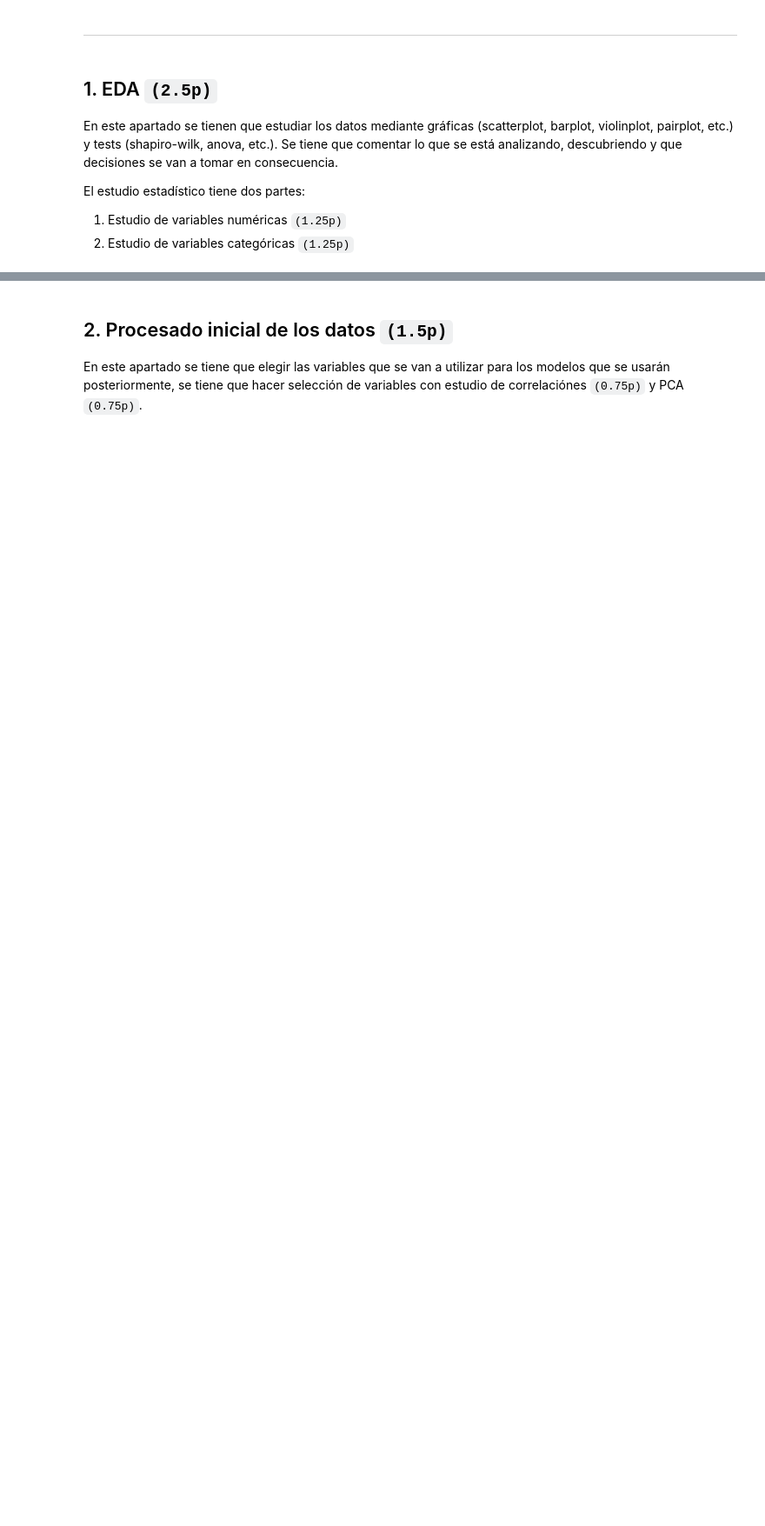
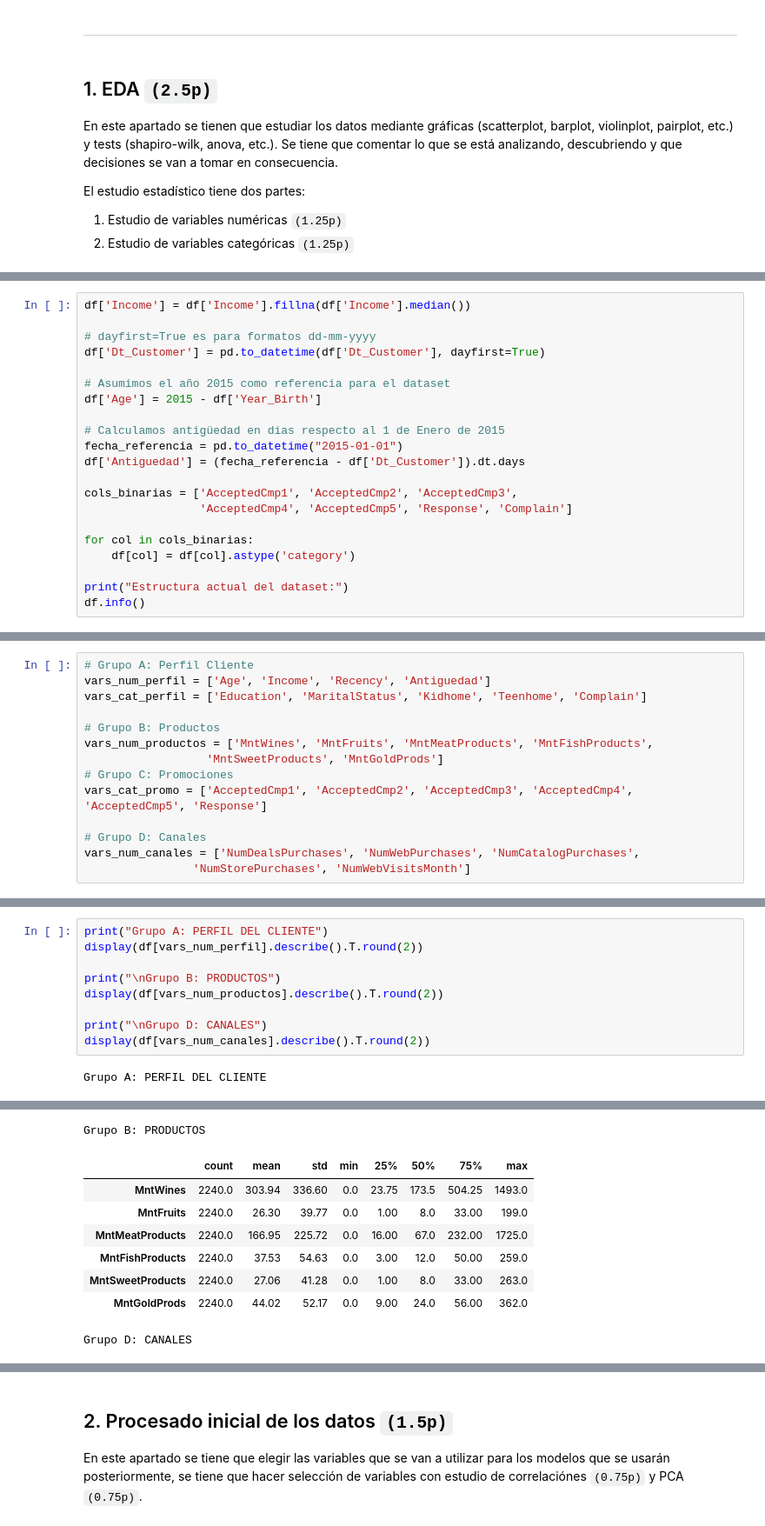
Before and after one commit to Gpascual11/MD005_SBC, a Jupyter notebook: 1. Clustering/MD005_E1_Gerard_Pascual.ipynb, the cells around one changed output, grey strips where cells are left out. Shown at 87% size. Saved outputs shown, nothing was run; the diff lists cells and outputs as text; blank space fills up the shorter version.

```diff
--- a/1. Clustering/MD005_E1_Gerard_Pascual.ipynb
+++ b/1. Clustering/MD005_E1_Gerard_Pascual.ipynb
@@ -49,0 +133,21 @@ El estudio estadístico tiene dos partes:
+# %%
+df['Income'] = df['Income'].fillna(df['Income'].median())
+
+# dayfirst=True es para formatos dd-mm-yyyy
+df['Dt_Customer'] = pd.to_datetime(df['Dt_Customer'], dayfirst=True)
+
+# Asumimos el año 2015 como referencia para el dataset
+df['Age'] = 2015 - df['Year_Birth']
+
+# Calculamos antigüedad en días respecto al 1 de Enero de 2015
+fecha_referencia = pd.to_datetime("2015-01-01")
+df['Antiguedad'] = (fecha_referencia - df['Dt_Customer']).dt.days
+
+cols_binarias = ['AcceptedCmp1', 'AcceptedCmp2', 'AcceptedCmp3',
+                 'AcceptedCmp4', 'AcceptedCmp5', 'Response', 'Complain']
+
+for col in cols_binarias:
+    df[col] = df[col].astype('category')
+
+print("Estructura actual del dataset:")
+df.info()
@@ -49,0 +174,14 @@ El estudio estadístico tiene dos partes:
+# %%
+# Grupo A: Perfil Cliente
+vars_num_perfil = ['Age', 'Income', 'Recency', 'Antiguedad']
+vars_cat_perfil = ['Education', 'MaritalStatus', 'Kidhome', 'Teenhome', 'Complain']
+
+# Grupo B: Productos
+vars_num_productos = ['MntWines', 'MntFruits', 'MntMeatProducts', 'MntFishProducts',
+                  'MntSweetProducts', 'MntGoldProds']
+# Grupo C: Promociones
+vars_cat_promo = ['AcceptedCmp1', 'AcceptedCmp2', 'AcceptedCmp3', 'AcceptedCmp4', 'AcceptedCmp5', 'Response']
+
+# Grupo D: Canales
+vars_num_canales = ['NumDealsPurchases', 'NumWebPurchases', 'NumCatalogPurchases',
+                'NumStorePurchases', 'NumWebVisitsMonth']
@@ -49,0 +190,11 @@ El estudio estadístico tiene dos partes:
+# %%
+print("Grupo A: PERFIL DEL CLIENTE")
+display(df[vars_num_perfil].describe().T.round(2))
+
+print("\nGrupo B: PRODUCTOS")
+display(df[vars_num_productos].describe().T.round(2))
+
+print("\nGrupo D: CANALES")
+display(df[vars_num_canales].describe().T.round(2))
+# %% [output]
+Grupo A: PERFIL DEL CLIENTE
@@ -49,0 +206,9 @@ El estudio estadístico tiene dos partes:
+Grupo B: PRODUCTOS
+|  | count | mean | std | min | 25% | 50% | 75% | max |
+| MntWines | 2240.0 | 303.94 | 336.60 | 0.0 | 23.75 | 173.5 | 504.25 | 1493.0 |
+| MntFruits | 2240.0 | 26.30 | 39.77 | 0.0 | 1.00 | 8.0 | 33.00 | 199.0 |
+| MntMeatProducts | 2240.0 | 166.95 | 225.72 | 0.0 | 16.00 | 67.0 | 232.00 | 1725.0 |
+| MntFishProducts | 2240.0 | 37.53 | 54.63 | 0.0 | 3.00 | 12.0 | 50.00 | 259.0 |
+| MntSweetProducts | 2240.0 | 27.06 | 41.28 | 0.0 | 1.00 | 8.0 | 33.00 | 263.0 |
+| MntGoldProds | 2240.0 | 44.02 | 52.17 | 0.0 | 9.00 | 24.0 | 56.00 | 362.0 |
+Grupo D: CANALES
```
Also changed, not shown: parts of 19 cells of this notebook, 7 other files.
